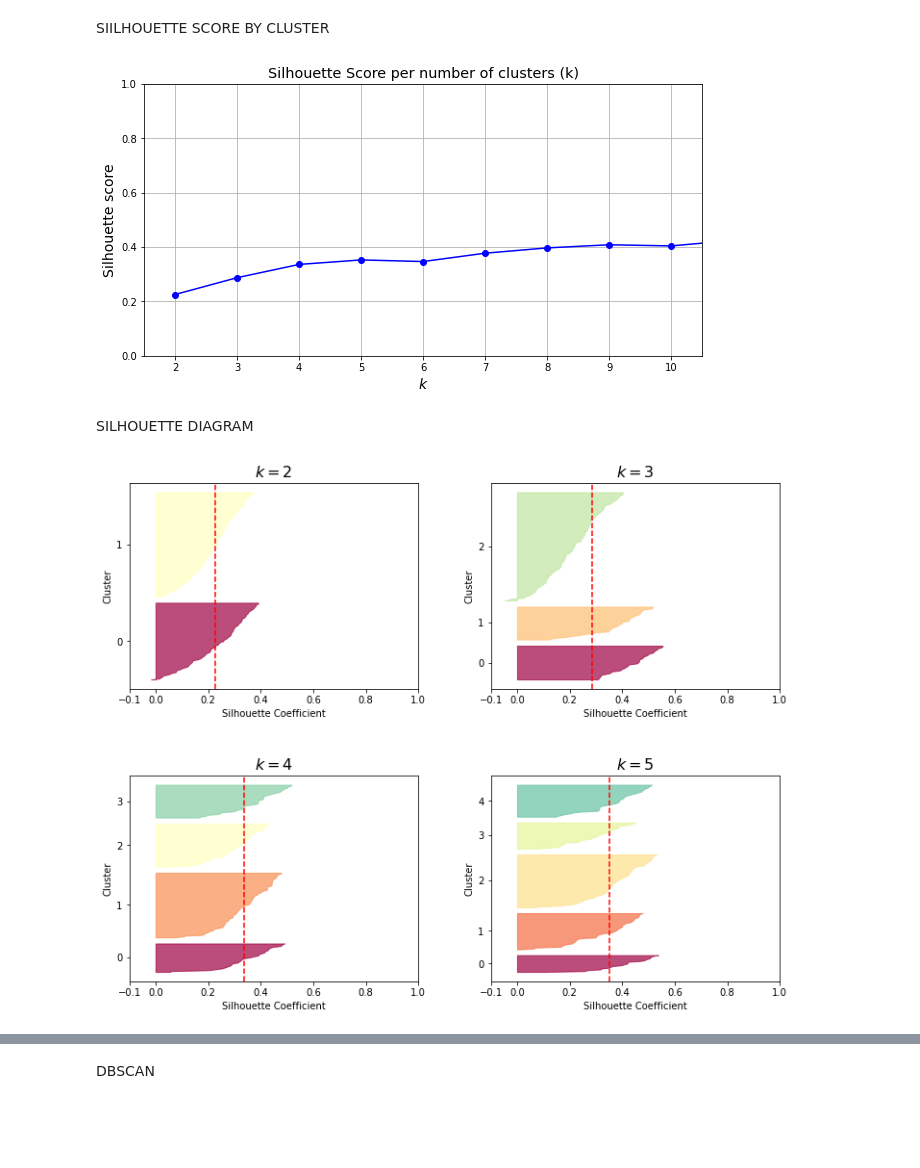
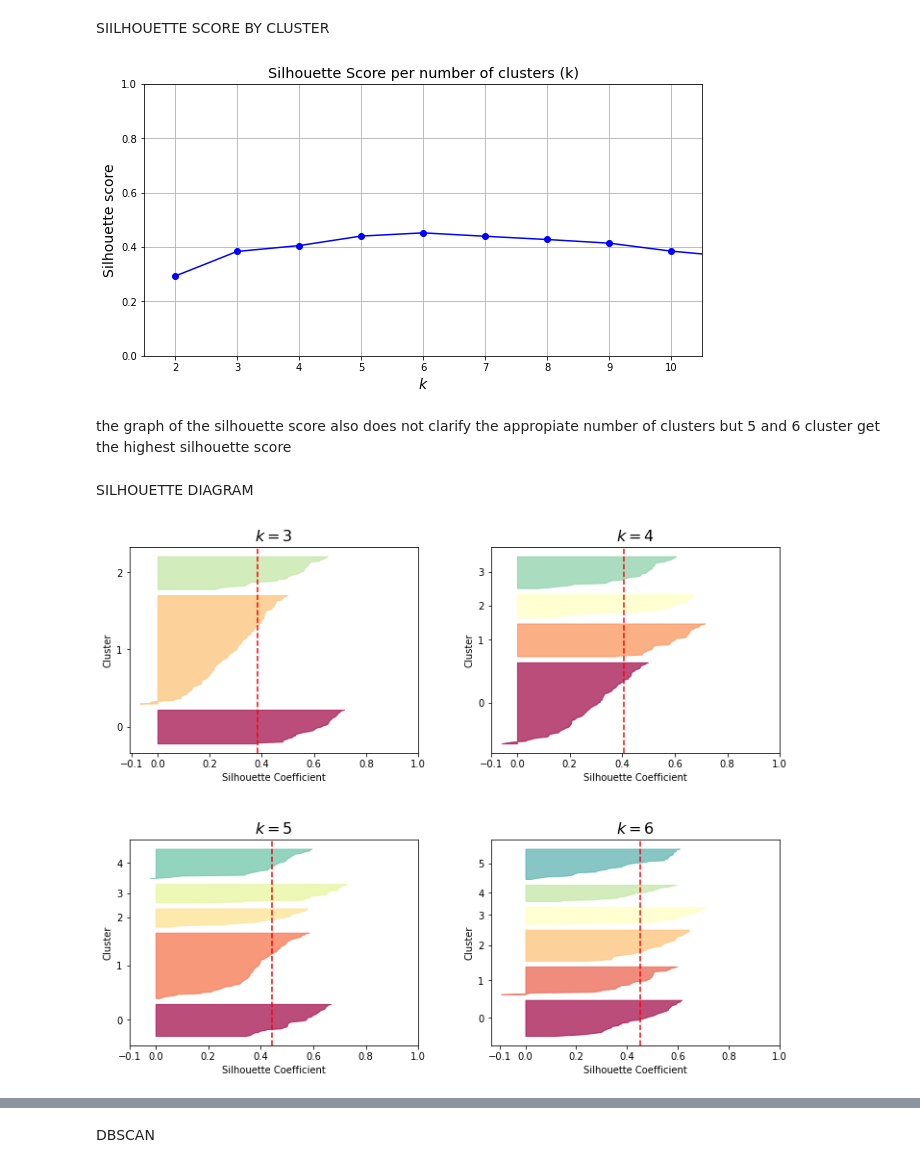
Before and after one commit to 5percenter/The_Bridge, a Jupyter notebook: Customer_segmentation_01112020/Customer_segmentation.ipynb, the cells around one changed output, grey strips where cells are left out. Cells and saved outputs as stored; diff of their text form; code cells hidden in the pictures; blank space fills up the shorter version.

```diff
--- a/Customer_segmentation_01112020/Customer_segmentation.ipynb
+++ b/Customer_segmentation_01112020/Customer_segmentation.ipynb
@@ -19,7 +19,7 @@ from sklearn.mixture import GaussianMixture
 
 %matplotlib inline
 # %%
-data = pd.read_csv('Mall_Customers.csv', sep=',')
+data = pd.read_csv('Data/Mall_Customers.csv', sep=',')
 
 data.head()
 # %% [output]
@@ -105,0 +178,12 @@ Any normal distribution????????????????????????
+# %%
+plt.figure(1 , figsize = (15 , 7))
+n = 0
+for x in ['Age' , 'Annual Income (k$)' , 'Spending Score (1-100)']:
+    for y in ['Age' , 'Annual Income (k$)' , 'Spending Score (1-100)']:
+        n += 1
+        plt.subplot(3 , 3 , n)
+        plt.subplots_adjust(hspace = 0.5 , wspace = 0.5)
+        plt.grid(axis='both')
+        sns.regplot(x = x , y = y , data = data)
+        plt.ylabel(y.split()[0]+' '+y.split()[1] if len(y.split()) > 1 else y )
+plt.show()
@@ -159,0 +215,6 @@ array([[1.7234121 , 1.42456879, 1.73899919, 0.43480148],
+# %%
+data['Gender'] = data.Gender.apply(lambda x: 1 if x == 'Female' else 0) # For get the 'z' only can pass numerical values so we must transform gender values into numerical.
+
+z = np.abs(stats.zscore(data_num))
+
+z
@@ -241,4 +305,6 @@ The firs step is plot the inertia by number of clusters:
 # %%
+data_processed = data.drop(['CustomerID', 'Gender'], axis=1) # We drop the useless features
+
 def k_vs_inertia (X, k):
 
     kmeans_per_k = [KMeans(n_clusters=k).fit(X)
@@ -254,7 +320,7 @@ def k_vs_inertia (X, k):
     plt.ylabel("Inertia", fontsize=14)
     plt.xticks(np.arange(1, k+1, step=1))
     plt.annotate('Elbow??',
-                 xy=(4, inertias[3]),
+                 xy=(3, inertias[2]),
                  xytext=(0.55, 0.55),
                  textcoords='figure fraction',
                  fontsize=16,
@@ -270,5 +336,5 @@ def k_vs_inertia (X, k):
 
     plt.show()
 
-k_vs_inertia (X=pre_data, k=10)
+k_vs_inertia (X=data_processed, k=10)
 # %% [output]
@@ -299,30 +369,32 @@ def plot_silhouette_scores(X, k):
     plt.show()
 
 
-plot_silhouette_scores(X=pre_data, k=10)
+plot_silhouette_scores(X=data_processed, k=10)
 # %% [output]
-[figure, old version]
+[figure, new version]
+# %% [markdown]
+the graph of the silhouette score also does not clarify the appropiate number of clusters but 5 and 6 cluster get the highest silhouette score
 # %% [markdown]
 SILHOUETTE DIAGRAM
 # %%
-kmeans_per_k = [KMeans(n_clusters=k).fit(pre_data)
+kmeans_per_k = [KMeans(n_clusters=k).fit(data_processed)
                     for k in range(1, 10)]
 
-silhouette_scores = [silhouette_score(pre_data, model.labels_)
+silhouette_scores = [silhouette_score(data_processed, model.labels_)
                          for model in kmeans_per_k[1:]]
 
 plt.figure(figsize=(11, 9))
 
 plt.tight_layout(pad=5.0)
 
-for k in (2, 3, 4, 5):
+for k in (3, 4, 5, 6):
     plt.tight_layout(pad=4.0)
-    plt.subplot(2, 2, k - 1)
+    plt.subplot(2, 2, k - 2)
 
     y_pred = kmeans_per_k[k - 1].labels_
-    silhouette_coefficients = silhouette_samples(pre_data, y_pred)
+    silhouette_coefficients = silhouette_samples(data_processed, y_pred)
 
-    padding = len(pre_data) // 30
+    padding = len(data_processed) // 30
     pos = padding
     ticks = []
 
@@ -330,31 +402,31 @@ for k in (2, 3, 4, 5):
         coeffs = silhouette_coefficients[y_pred == i]
         coeffs.sort()
 
         color = plt.cm.Spectral(i / k)
         plt.fill_betweenx(np.arange(pos, pos + len(coeffs)), 0, coeffs,
                           facecolor=color, edgecolor=color, alpha=0.7)
         ticks.append(pos + len(coeffs) // 2)
         pos += len(coeffs) + padding
 
     plt.gca().yaxis.set_major_locator(FixedLocator(ticks))
     plt.gca().yaxis.set_major_formatter(FixedFormatter(range(k)))
 
     if k in (1, 2):
         plt.gca().set_xticks([-0.1, 0, 0.2, 0.4, 0.6, 0.8, 1])
         plt.xlabel("Silhouette Coefficient")
         plt.ylabel("Cluster")
 
     if k in (3, 4):
         plt.gca().set_xticks([-0.1, 0, 0.2, 0.4, 0.6, 0.8, 1])
         plt.xlabel("Silhouette Coefficient")
         plt.ylabel("Cluster")
 
     else:
         plt.gca().set_xticks([-0.1, 0, 0.2, 0.4, 0.6, 0.8, 1])
         plt.xlabel("Silhouette Coefficient")
         plt.ylabel("Cluster")
 
     plt.axvline(x=silhouette_scores[k - 2], color="red", linestyle="--")
     plt.title("$k={}$".format(k), fontsize=16)
 # %% [output]
-[figure, old version]
+[figure, new version]
```
Also changed, not shown: parts of 49 cells of this notebook.
